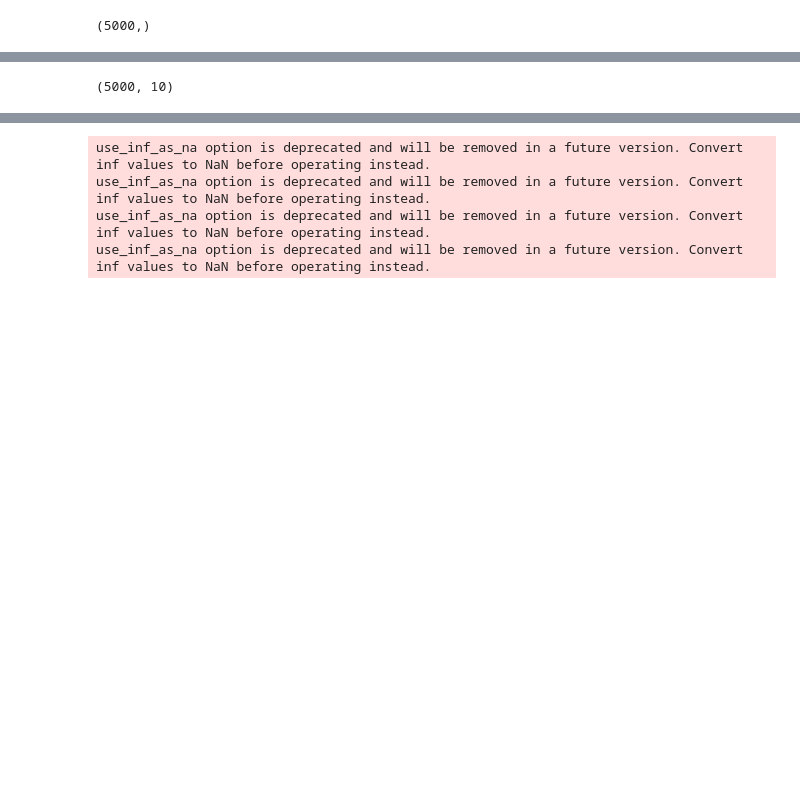
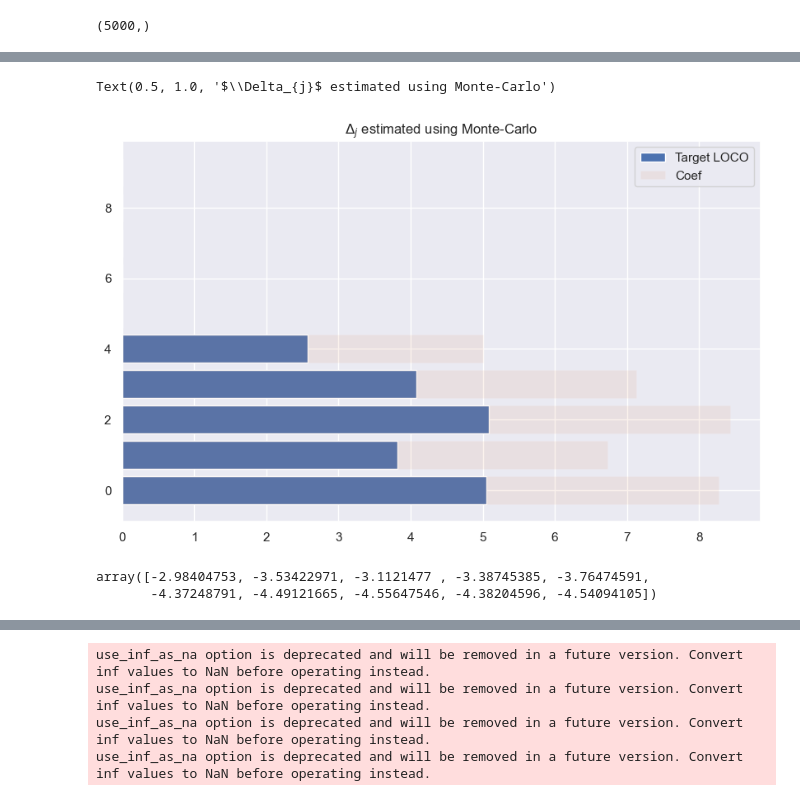
Before and after one commit to erialc-cal/ShapleyMP, a Jupyter notebook: ExpRegression_Presentation.ipynb, the cells around one changed output, grey strips where cells are left out. Cells and saved outputs as stored; diff of their text form; code cells hidden in the pictures; blank space fills up the shorter version.

```diff
--- a/ExpRegression_Presentation.ipynb
+++ b/ExpRegression_Presentation.ipynb
@@ -38,4 +38,4 @@ N = 5000 # observations
 rho = 0.8
 s = 0.5
 SNR = 10
-y, X, beta = normal_linear_model(N, M, s=s, SNR=SNR)  # N, M, SNR = 10, sigma2=0.4, s=0.2
+y, X, beta0 = normal_linear_model(N, M, s=s, SNR=SNR)  # N, M, SNR = 10, sigma2=0.4, s=0.2
@@ -88,7 +104,13 @@ Delta_j.shape
 # %%
-X.shape
+Delta = np.load('../../../Downloads/target_LOCO_test.npy')
-# %% [output]
-(5000, 10)
+# %%
+plt.barh([i for i in range(10)], np.mean(Delta, axis=0))
+plt.barh([i for i in range(10)], beta0, alpha=0.1)
+plt.legend(['Target LOCO', 'Coef'])
+plt.title('$\Delta_{j}$ estimated using Monte-Carlo')
+# %% [output]
+Text(0.5, 1.0, '$\\Delta_{j}$ estimated using Monte-Carlo')
+[figure, added]
 # %%
 def MC_Delta(X, y, model, n_iter=100):
     Delta = np.zeros(X.shape)
@@ -110,4 +132,7 @@ Delta = MC_Delta(X,y, model)
 # %%
-Delta
+np.mean(Delta, axis=1)
+# %% [output]
+array([-2.98404753, -3.53422971, -3.1121477 , -3.38745385, -3.76474591,
+       -4.37248791, -4.49121665, -4.55647546, -4.38204596, -4.54094105])
 # %%
 plt.barh([i for i in range(M)], np.mean(Delta, axis=1))
```
Also changed, not shown: parts of 4 cells of this notebook, 5 other files.
